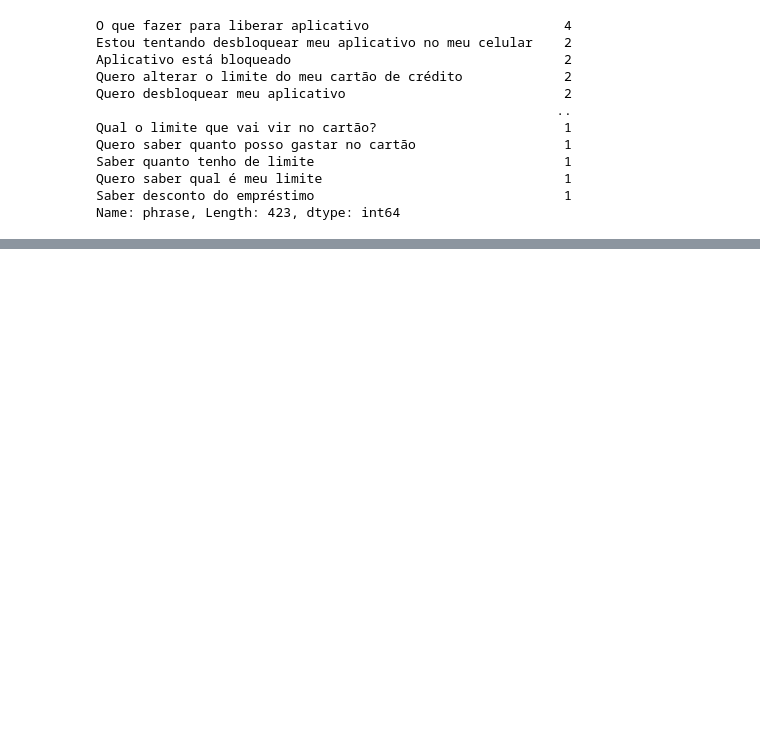
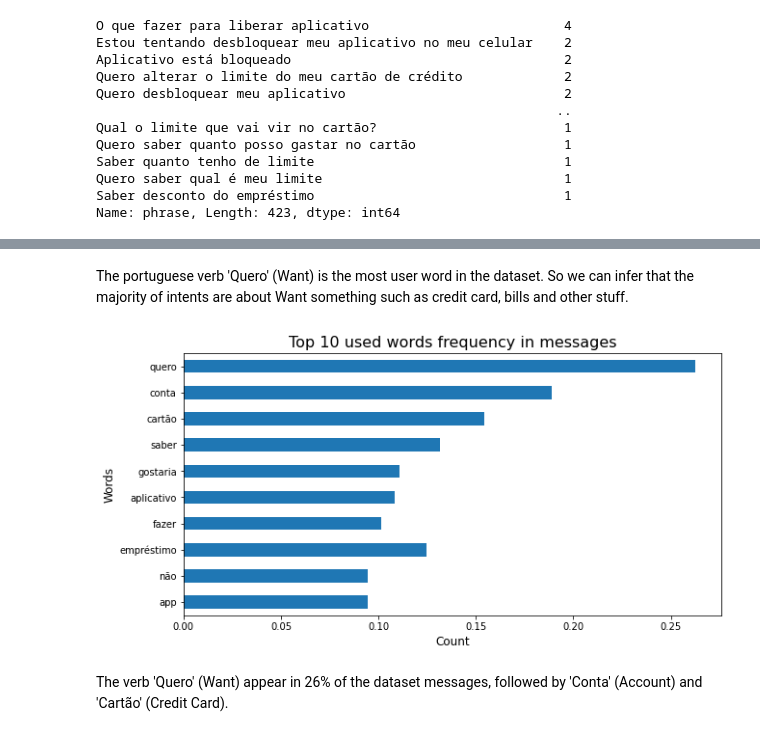
Before and after one commit to Dellonath/nlp-cognitive-engine, a Jupyter notebook: notebooks/v1.0-exploratory-text-analysis.ipynb, the cells around one changed output, grey strips where cells are left out. Saved outputs shown, nothing was run; the diff lists cells and outputs as text; code cells hidden in the pictures; blank space fills up the shorter version.

```diff
--- a/notebooks/v1.0-exploratory-data-analysis.ipynb
+++ b/notebooks/v1.0-exploratory-text-analysis.ipynb
@@ -88,0 +120,17 @@ As we can see above, we have identical phrases with different intents. This is n
+# %% [markdown]
+The portuguese verb 'Quero' (Want) is the most user word in the dataset. So we can infer that the majority of intents are about Want something such as credit card, bills and other stuff.
+# %%
+def word_frequency(word):
+    return data.phrase.str.lower().apply(lambda message: word in message).sum() / data.shape[0]
+
+top_ten_words_frequency = top_ten_words.index.to_series().apply(word_frequency)
+
+top_ten_words_frequency.plot.barh(figsize = (10, 5)).invert_yaxis()
+plt.title('Top 10 used words frequency in messages', fontsize = 16)
+plt.xlabel('Count', fontsize = 12)
+plt.ylabel('Words', fontsize = 12)
+plt.show()
+# %% [output]
+[figure, added]
+# %% [markdown]
+The verb 'Quero' (Want) appear in 26% of the dataset messages, followed by 'Conta' (Account) and 'Cartão' (Credit Card).
```
Also changed, not shown: parts of 10 cells of this notebook, 7 other files.
